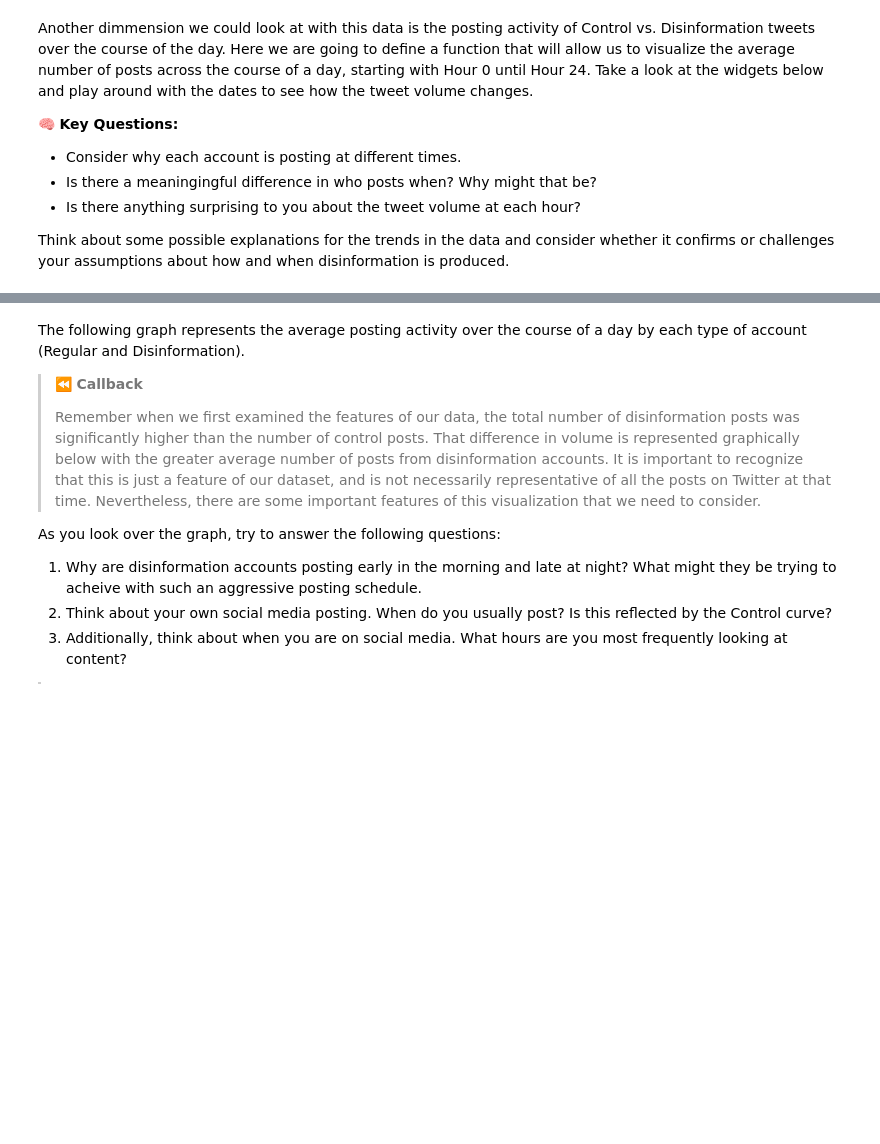
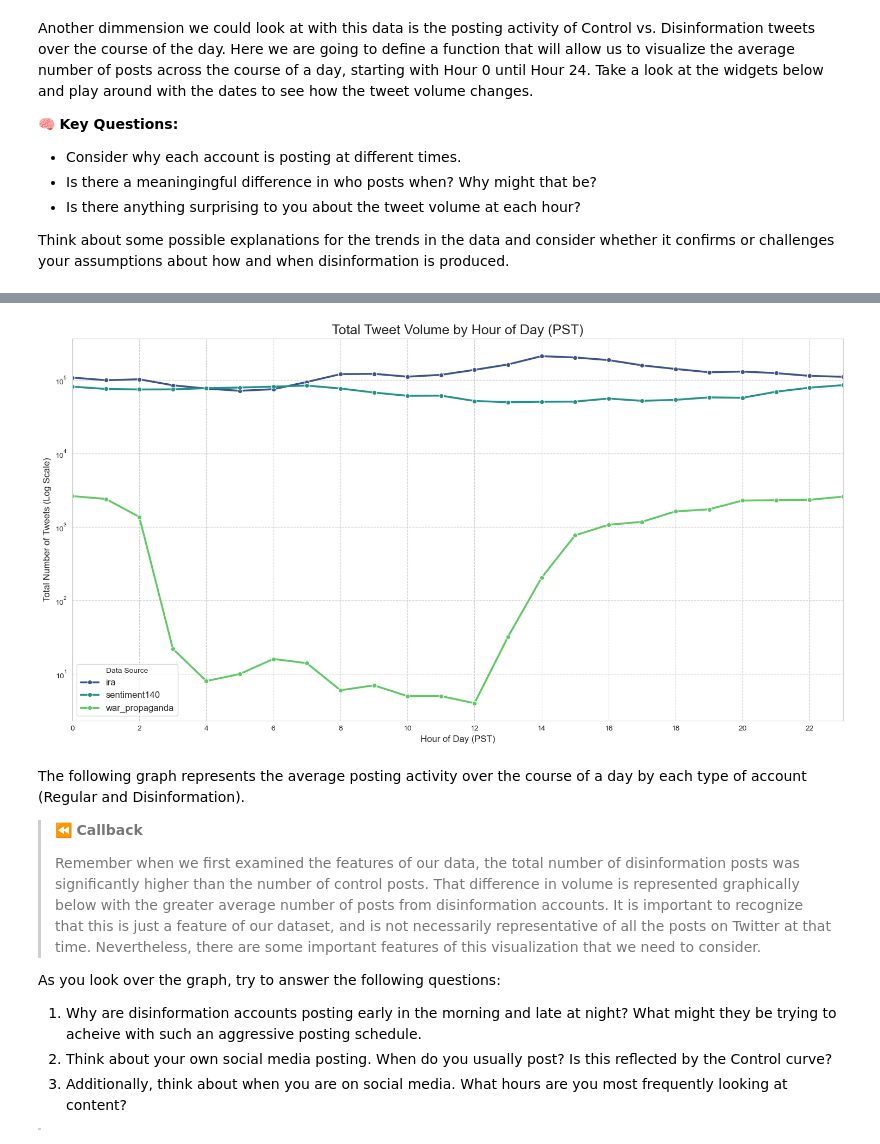
Before and after one commit to ubcecon/praxis-ubc, a Jupyter notebook: soci_270/soci_270_bert.ipynb, the cells around one changed output, grey strips where cells are left out. Saved outputs shown, nothing was run; the diff lists cells and outputs as text; code cells hidden in the pictures; blank space fills up the shorter version.

```diff
--- a/soci_270/soci_270_bert.ipynb
+++ b/soci_270/soci_270_bert.ipynb
@@ -247,3 +307,25 @@ HBox(children=(DatePicker(value=datetime.date(2010, 8, 3), description='Start Da
+# %%
+tweets['datetime_utc'] = pd.to_datetime(tweets['date'] + ' ' + tweets['time'], errors='coerce')
+tweets.dropna(subset=['datetime_utc'], inplace=True)
+tweets['datetime_pst'] = tweets['datetime_utc'].dt.tz_localize('UTC').dt.tz_convert('US/Pacific')
+hourly_totals = tweets.groupby(['source', 'hour']).size().reset_index(name='count')
+
+sns.set_style("whitegrid", {'grid.linestyle': '--'})
+plt.figure(figsize=(15, 8))
+
+sns.lineplot(data=hourly_totals, x='hour', y='count', hue='source', palette='viridis', linewidth=2.5, marker='o', markersize=6)
+
+plt.yscale('log')
+plt.title('Total Tweet Volume by Hour of Day (PST)', fontsize=18)
+plt.xlabel('Hour of Day (PST)', fontsize=12)
+plt.ylabel('Total Number of Tweets (Log Scale)', fontsize=12)
+plt.xticks(range(0, 24, 2))
+plt.xlim(0, 23)
+plt.legend(title='Data Source', fontsize=12)
+plt.tight_layout()
+plt.show()
+# %% [output]
+[figure, added]
 # %% [markdown]
 The following graph represents the average posting activity over the course of a day by each type of account (Regular and Disinformation).
 
```
Also changed, not shown: parts of 33 cells of this notebook.
